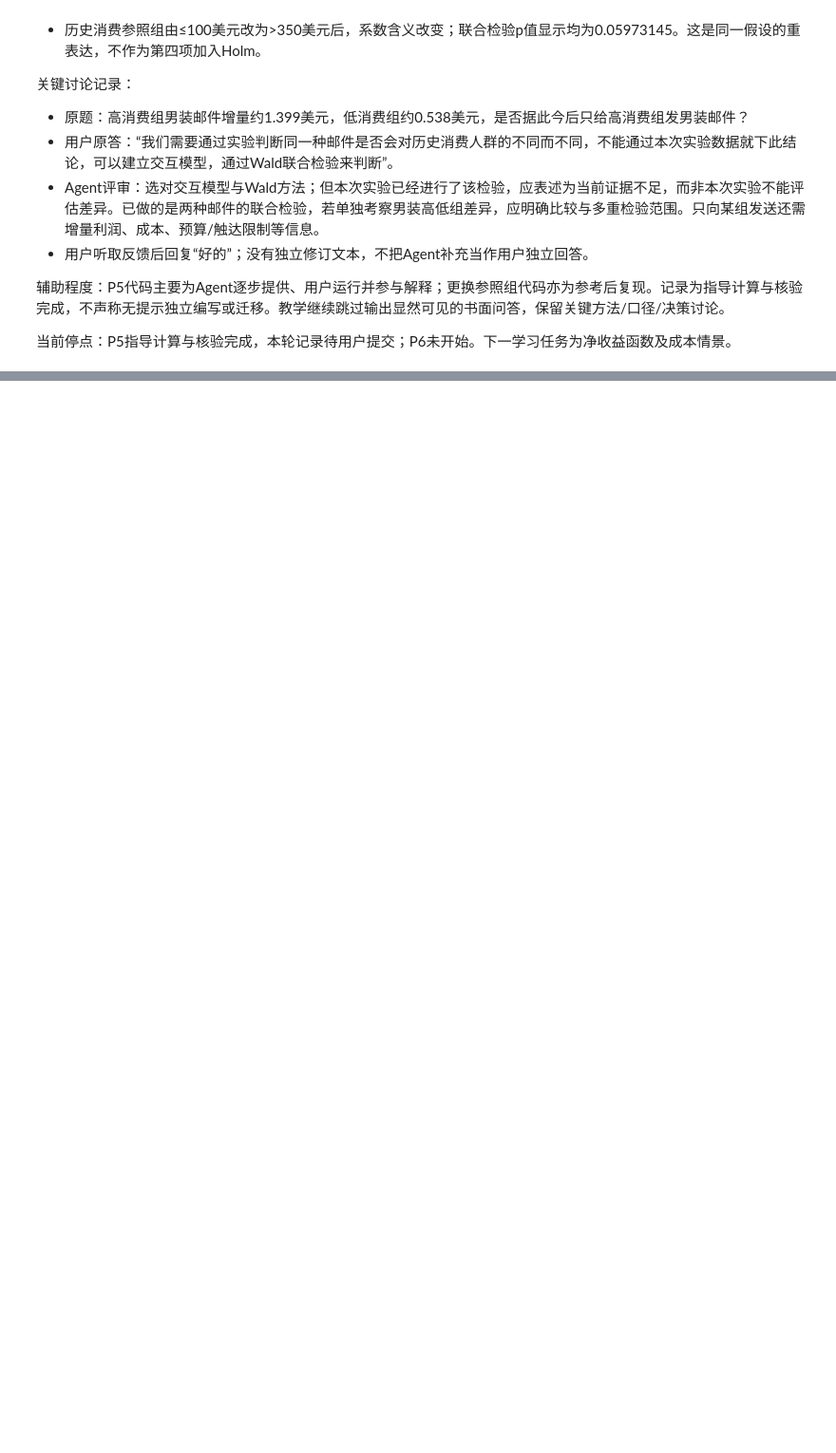
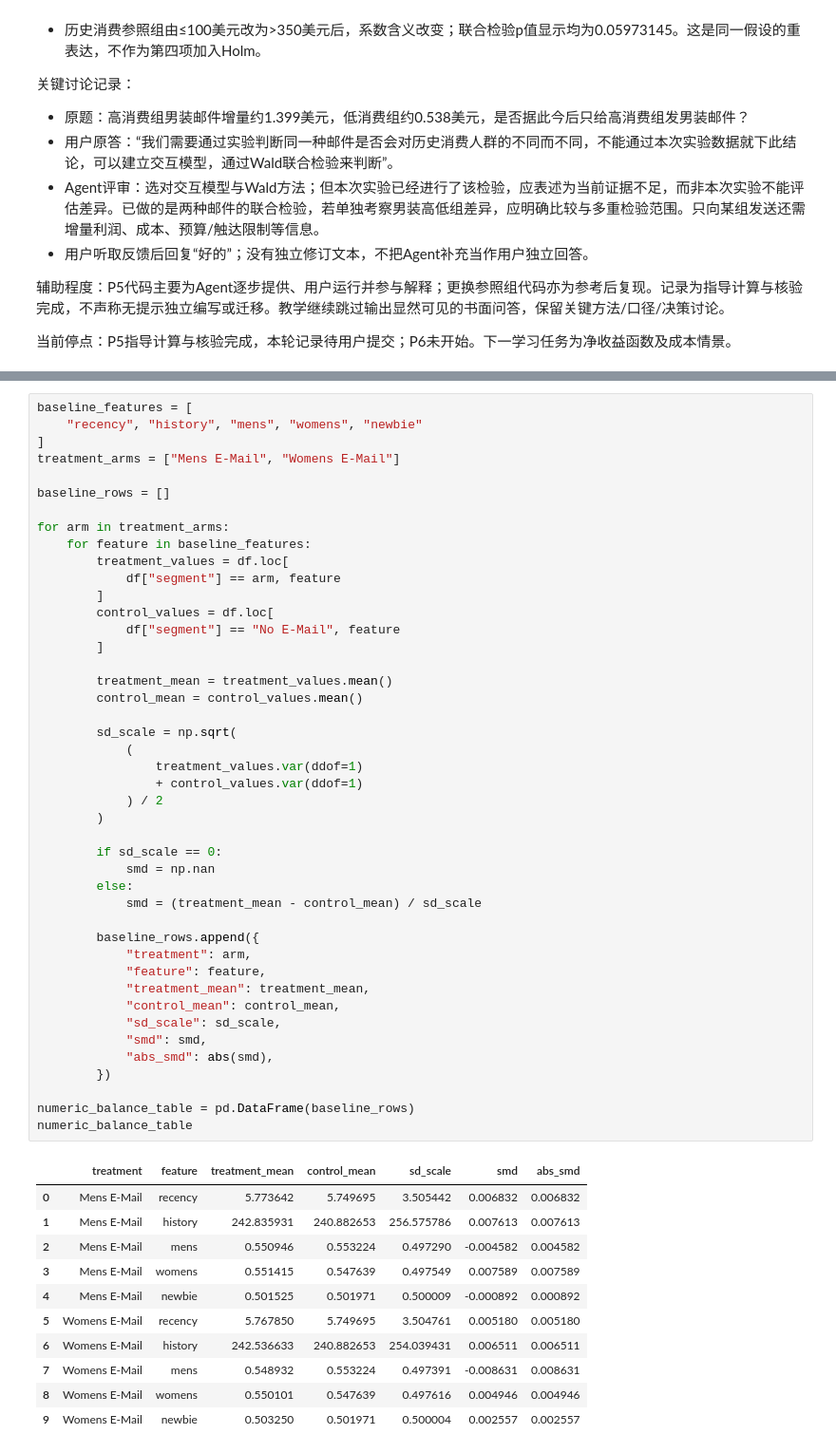
Before and after one commit to xiaomaoII/email-abtest-analysis, a Jupyter notebook: notebooks/python_practice.ipynb, the cells around one changed output, grey strips where cells are left out. Shown at 95% size. Drawn from its saved outputs; the diff is of its cells as text; blank space fills up the shorter version.

```diff
--- a/notebooks/python_practice.ipynb
+++ b/notebooks/python_practice.ipynb
@@ -1259,0 +1422,56 @@ dtype: float64
+# %%
+baseline_features = [
+    "recency", "history", "mens", "womens", "newbie"
+]
+treatment_arms = ["Mens E-Mail", "Womens E-Mail"]
+
+baseline_rows = []
+
+for arm in treatment_arms:
+    for feature in baseline_features:
+        treatment_values = df.loc[
+            df["segment"] == arm, feature
+        ]
+        control_values = df.loc[
+            df["segment"] == "No E-Mail", feature
+        ]
+
+        treatment_mean = treatment_values.mean()
+        control_mean = control_values.mean()
+
+        sd_scale = np.sqrt(
+            (
+                treatment_values.var(ddof=1)
+                + control_values.var(ddof=1)
+            ) / 2
+        )
+
+        if sd_scale == 0:
+            smd = np.nan
+        else:
+            smd = (treatment_mean - control_mean) / sd_scale
+
+        baseline_rows.append({
+            "treatment": arm,
+            "feature": feature,
+            "treatment_mean": treatment_mean,
+            "control_mean": control_mean,
+            "sd_scale": sd_scale,
+            "smd": smd,
+            "abs_smd": abs(smd),
+        })
+
+numeric_balance_table = pd.DataFrame(baseline_rows)
+numeric_balance_table
+# %% [output]
+|  | treatment | feature | treatment_mean | control_mean | sd_scale | smd | abs_smd |
+| 0 | Mens E-Mail | recency | 5.773642 | 5.749695 | 3.505442 | 0.006832 | 0.006832 |
+| 1 | Mens E-Mail | history | 242.835931 | 240.882653 | 256.575786 | 0.007613 | 0.007613 |
+| 2 | Mens E-Mail | mens | 0.550946 | 0.553224 | 0.497290 | -0.004582 | 0.004582 |
+| 3 | Mens E-Mail | womens | 0.551415 | 0.547639 | 0.497549 | 0.007589 | 0.007589 |
+| 4 | Mens E-Mail | newbie | 0.501525 | 0.501971 | 0.500009 | -0.000892 | 0.000892 |
+| 5 | Womens E-Mail | recency | 5.767850 | 5.749695 | 3.504761 | 0.005180 | 0.005180 |
+| 6 | Womens E-Mail | history | 242.536633 | 240.882653 | 254.039431 | 0.006511 | 0.006511 |
+| 7 | Womens E-Mail | mens | 0.548932 | 0.553224 | 0.497391 | -0.008631 | 0.008631 |
+| 8 | Womens E-Mail | womens | 0.550101 | 0.547639 | 0.497616 | 0.004946 | 0.004946 |
+| 9 | Womens E-Mail | newbie | 0.503250 | 0.501971 | 0.500004 | 0.002557 | 0.002557 |
```
Also changed, not shown: parts of 41 cells of this notebook, 8 other files.
